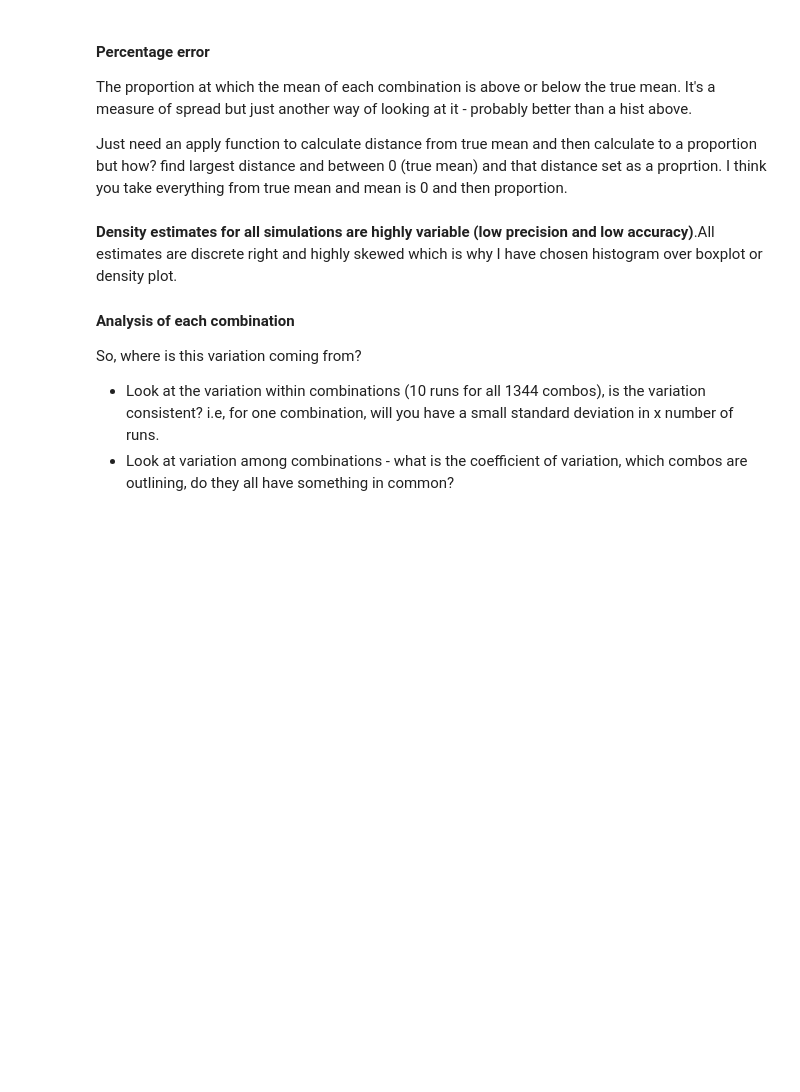
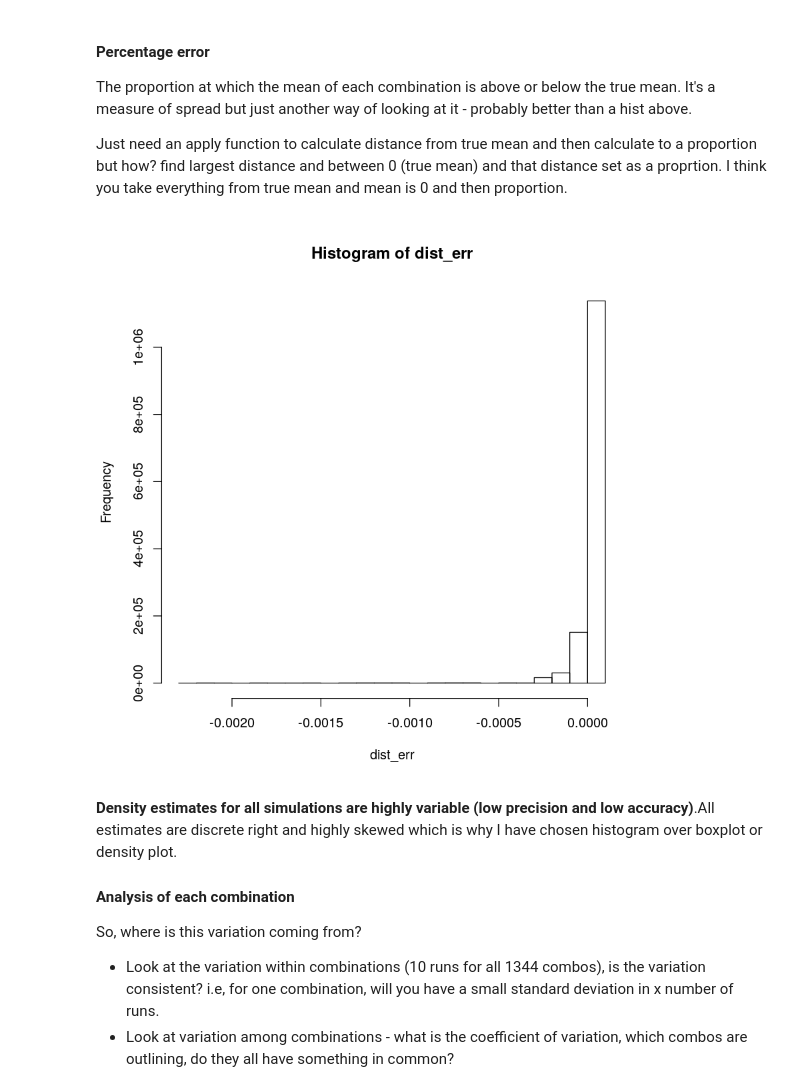
Before and after one commit to EvalImperialforces/CMEE_Thesis, a Jupyter notebook: Code/Simulation_Analysis.ipynb, the cells around one changed output. Saved outputs shown, nothing was run; the diff lists cells and outputs as text; code cells hidden in the pictures; blank space fills up the shorter version.

```diff
--- a/Code/Simulation_Analysis.ipynb
+++ b/Code/Simulation_Analysis.ipynb
@@ -62,3 +9,23 @@ A data.frame: 20160 × 8
+# %%
+#clear environments
+rm(list=ls())
+
+suppressMessages(library(tidyverse))
+suppressMessages(library(data.table))
+library(geosphere)
+library(reshape2)
+library(ggthemes)
+
+mydir = "../Data/Simulations/HPC2/"
+all_sims = list.files(path=mydir, pattern="*.csv", full.names=TRUE) %>%
+                map_df(~fread(.))
+
+
+current_sims <- split(all_sims,rep(1:1000,each=1344))
+#current_sims
+
+# Timesteps of simulation runs
+timestep <- 10000
 # %% [markdown]
 ### Summary Stats
 # %%
@@ -215,6 +148,14 @@ standard_deviation <- sd(Density_km)
 The proportion at which the mean of each combination is above or below the true mean. It's a measure of spread but just another way of looking at it - probably better than a hist above.
 
 Just need an apply function to calculate distance from true mean and then calculate to a proportion but how? find largest distance and between 0 (true mean) and that distance set as a proprtion. I think you take everything from true mean and mean is 0 and then proportion.
+# %%
+dist_err <- sapply(all_sims$Density_km, function(x) (true_sim_den) - x)
+all_sims <- cbind(all_sims, dist_err)
+
+# Get into a boxplot
+hist(dist_err)
+# %% [output]
+[figure, added]
 # %% [markdown]
 **Density estimates for all simulations are highly variable (low precision and low accuracy)**.All estimates are discrete right and highly skewed which is why I have chosen histogram over boxplot or density plot.
 
```
Also changed, not shown: parts of 5 cells of this notebook, 1 other file.
